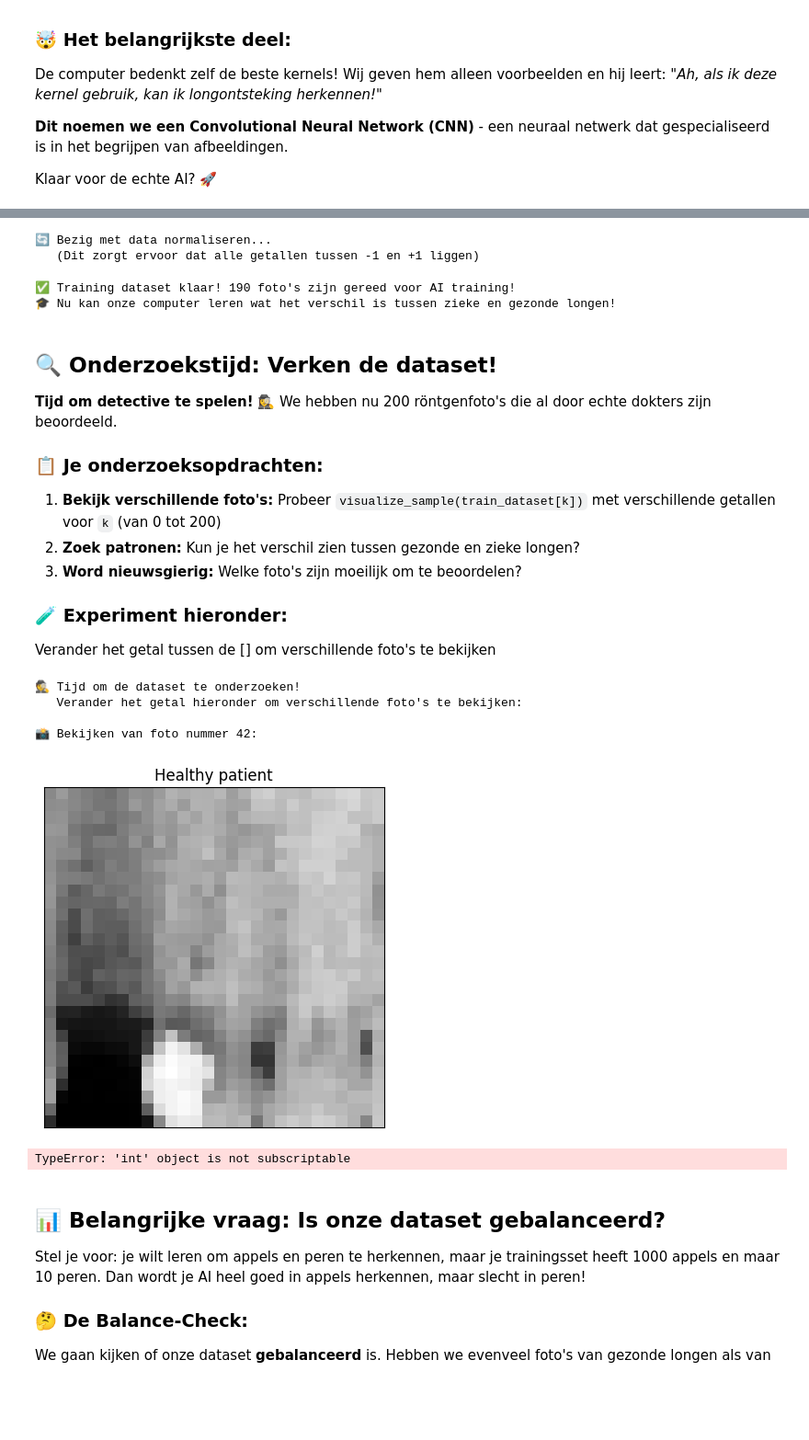
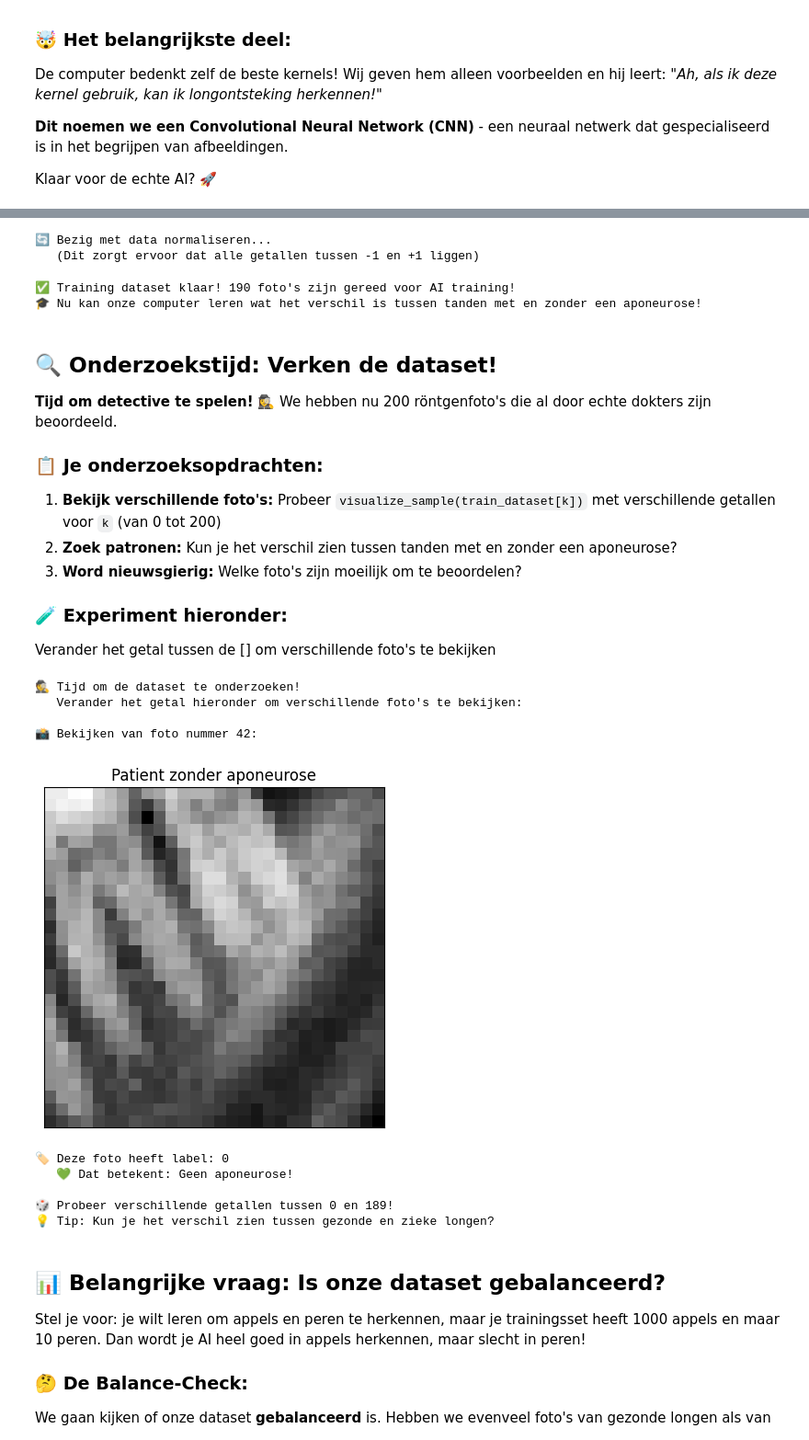
Before and after one commit to NicosStarreveld/WorkshopCNNs, a Jupyter notebook: workshop_ai_informatica.ipynb, the cells around one changed output, grey strips where cells are left out. Shown at 92% size. Saved outputs shown, nothing was run; the diff lists cells and outputs as text; code cells hidden in the pictures; blank space fills up the shorter version.

```diff
--- a/workshop_ai_informatica.ipynb
+++ b/workshop_ai_informatica.ipynb
@@ -168,7 +162,7 @@ print("🎨 Functies geladen! Klaar om afbeeldingen te bekijken!")
 print("🏥 Laden van een röntgenfoto van de tand...")
 
 # Het pad naar onze afbeelding
-img_path = 'WorkshopCNNs/Xrays_with/167.png'
+img_path = 'WorkshopCNNs/Xrays_without/108.png'
 img = open_img(img_path)
 
 print("✨ Hier is de röntgenfoto:")
@@ -556,23 +538,3 @@ def visualize_sample(sample):
-# %%
-def visualize_sample(sample):
-  # Convert tensor → numpy for visualization
-  img = sample['img']
-  if isinstance(img, torch.Tensor):
-      img = img.cpu().numpy()
-
-  # Remove channel dimension (1, H, W) → (H, W)
-  img = img.squeeze()
-
-  plt.imshow(img, cmap='gray')
-
-  if sample['label'] == 1:
-      plt.title('Patient with inflammation')
-  else:
-      plt.title('Healthy patient')
-
-  plt.xticks([])
-  plt.yticks([])
-  plt.show()
 # %%
 import medmnist
 %pip install monai
@@ -614,12 +576,12 @@ val_dataset = TeethMNIST(split="val", transform=data_transform)
 test_dataset = TeethMNIST(split="test", transform=data_transform)
 
 print(f"✅ Training dataset klaar! {len(train_dataset)} foto's zijn gereed voor AI training!")
-print("🎓 Nu kan onze computer leren wat het verschil is tussen zieke en gezonde longen!")
+print("🎓 Nu kan onze computer leren wat het verschil is tussen tanden met en zonder een aponeurose!")
 # %% [output]
 🔄 Bezig met data normaliseren...
    (Dit zorgt ervoor dat alle getallen tussen -1 en +1 liggen)
 ✅ Training dataset klaar! 190 foto's zijn gereed voor AI training!
-🎓 Nu kan onze computer leren wat het verschil is tussen zieke en gezonde longen!
+🎓 Nu kan onze computer leren wat het verschil is tussen tanden met en zonder een aponeurose!
 # %% [markdown]
 ## 🔍 Onderzoekstijd: Verken de dataset!
 
@@ -628,7 +590,7 @@ print("🎓 Nu kan onze computer leren wat het verschil is tussen zieke en gezon
 ### 📋 Je onderzoeksopdrachten:
 
 1. **Bekijk verschillende foto's:** Probeer `visualize_sample(train_dataset[k])` met verschillende getallen voor `k` (van 0 tot 200)
-2. **Zoek patronen:** Kun je het verschil zien tussen gezonde en zieke longen?
+2. **Zoek patronen:** Kun je het verschil zien tussen tanden met en zonder een aponeurose?
 3. **Word nieuwsgierig:** Welke foto's zijn moeilijk om te beoordelen?
 
 ### 🧪 Experiment hieronder:
@@ -636,30 +598,34 @@ Verander het getal tussen de [] om verschillende foto's te bekijken
 # %%
 # 🔬 JOUW ONDERZOEK: Verken de dataset!
 
 print("🕵️ Tijd om de dataset te onderzoeken!")
 print("   Verander het getal hieronder om verschillende foto's te bekijken:")
 
-# VERANDER DIT GETAL om verschillende foto's te zien! (0 tot 4707)
+# VERANDER DIT GETAL om verschillende foto's te zien! (0 tot 189)
 foto_nummer = 42
 
 print(f"\n📸 Bekijken van foto nummer {foto_nummer}:")
 visualize_sample(train_dataset[foto_nummer])
 
-print(f"\n🏷️ Deze foto heeft label: {train_dataset[foto_nummer]['label'][0]}")
-if train_dataset[foto_nummer]['label'][0] == 0:
-    print("   💚 Dat betekent: GEZONDE longen!")
+print(f"\n🏷️ Deze foto heeft label: {train_dataset[foto_nummer]['label']}")
+if train_dataset[foto_nummer]['label'] == 0:
+    print("   💚 Dat betekent: Geen aponeurose!")
 else:
-    print("   🔴 Dat betekent: LONGONTSTEKING!")
+    print("   🔴 Dat betekent: Wel een aponeurose!")
 
 print(f"\n🎲 Probeer verschillende getallen tussen 0 en {len(train_dataset)-1}!")
 print("💡 Tip: Kun je het verschil zien tussen gezonde en zieke longen?")
 # %% [output]
 🕵️ Tijd om de dataset te onderzoeken!
    Verander het getal hieronder om verschillende foto's te bekijken:
 
 📸 Bekijken van foto nummer 42:
-[figure, old version]
+[figure, new version]
-TypeError: 'int' object is not subscriptable
+🏷️ Deze foto heeft label: 0
+   💚 Dat betekent: Geen aponeurose!
+
+🎲 Probeer verschillende getallen tussen 0 en 189!
+💡 Tip: Kun je het verschil zien tussen gezonde en zieke longen?
 # %% [markdown]
 ## 📊 Belangrijke vraag: Is onze dataset gebalanceerd?
 
```
Also changed, not shown: parts of 29 cells of this notebook.
